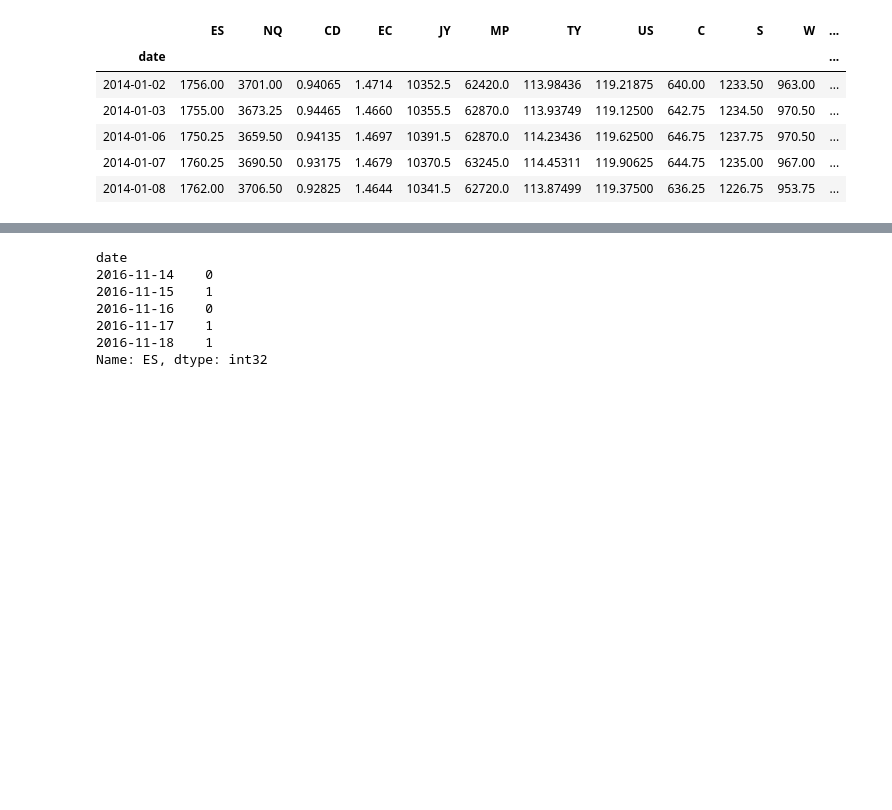
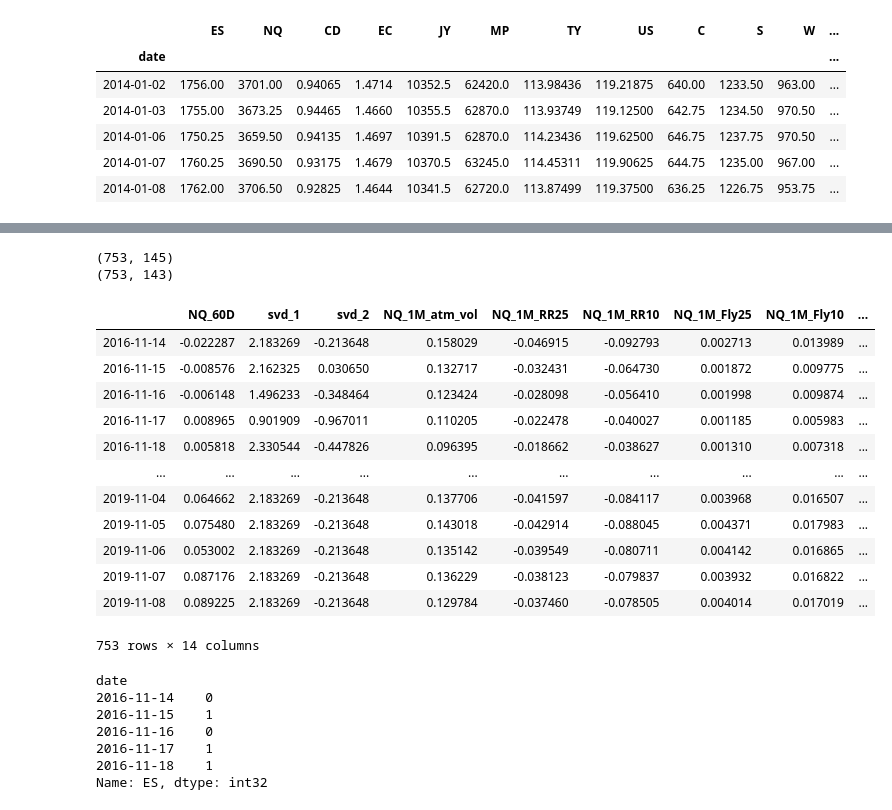
Before and after one commit to QuantCS109/TrumpTweets, a Jupyter notebook: trade_model.ipynb, the cells around one changed output, grey strips where cells are left out. Drawn from its saved outputs; the diff is of its cells as text; code cells hidden in the pictures; blank space fills up the shorter version.

```diff
--- a/trade_model.ipynb
+++ b/trade_model.ipynb
@@ -11,0 +17,4 @@ import matplotlib.pyplot as plt
+# %%
+svd_df_daily = svd_df_daily[['0','1']]
+svd_df_daily.columns = ['svd_1','svd_2']
+svd_df_daily.head()
@@ -83,6 +118,13 @@ futures_returns_60.head()
 | 2016-11-16 | -0.002737 | -0.006148 | -0.040678 | -0.057463 | -0.087314 | -0.112152 | -0.038360 | -0.110966 | -0.001597 | -0.022118 | -0.060841 | ... |
 | 2016-11-17 | 0.007148 | 0.008965 | -0.043173 | -0.058785 | -0.091834 | -0.116890 | -0.041625 | -0.119403 | 0.006878 | -0.011657 | -0.049393 | ... |
 | 2016-11-18 | 0.006250 | 0.005818 | -0.044325 | -0.062671 | -0.097524 | -0.139628 | -0.044703 | -0.120591 | 0.022584 | 0.015635 | -0.036903 | ... |
+# %%
+vol_svd = vol_pd.join(svd_df_daily)
+print(vol_svd.shape)
+print(vol_pd.shape)
+# %% [output]
+(753, 145)
+(753, 143)
 # %%
 X_dict = {}
 for inst in instrument_list:
@@ -90,6 +132,22 @@ for inst in instrument_list:
     not_na_index =  (~y_dict[inst].isna())
     X_dict[inst] = X_dict[inst][not_na_index].fillna(X_dict[inst].mean())
     y_dict[inst] = y_dict[inst][not_na_index].fillna(X_dict[inst].mean())
+# %%
+X_dict['NQ']
+# %% [output]
+|  | NQ_60D | svd_1 | svd_2 | NQ_1M_atm_vol | NQ_1M_RR25 | NQ_1M_RR10 | NQ_1M_Fly25 | NQ_1M_Fly10 | ... |
+| 2016-11-14 | -0.022287 | 2.183269 | -0.213648 | 0.158029 | -0.046915 | -0.092793 | 0.002713 | 0.013989 | ... |
+| 2016-11-15 | -0.008576 | 2.162325 | 0.030650 | 0.132717 | -0.032431 | -0.064730 | 0.001872 | 0.009775 | ... |
+| 2016-11-16 | -0.006148 | 1.496233 | -0.348464 | 0.123424 | -0.028098 | -0.056410 | 0.001998 | 0.009874 | ... |
+| 2016-11-17 | 0.008965 | 0.901909 | -0.967011 | 0.110205 | -0.022478 | -0.040027 | 0.001185 | 0.005983 | ... |
+| 2016-11-18 | 0.005818 | 2.330544 | -0.447826 | 0.096395 | -0.018662 | -0.038627 | 0.001310 | 0.007318 | ... |
+| ... | ... | ... | ... | ... | ... | ... | ... | ... | ... |
+| 2019-11-04 | 0.064662 | 2.183269 | -0.213648 | 0.137706 | -0.041597 | -0.084117 | 0.003968 | 0.016507 | ... |
+| 2019-11-05 | 0.075480 | 2.183269 | -0.213648 | 0.143018 | -0.042914 | -0.088045 | 0.004371 | 0.017983 | ... |
+| 2019-11-06 | 0.053002 | 2.183269 | -0.213648 | 0.135142 | -0.039549 | -0.080711 | 0.004142 | 0.016865 | ... |
+| 2019-11-07 | 0.087176 | 2.183269 | -0.213648 | 0.136229 | -0.038123 | -0.079837 | 0.003932 | 0.016822 | ... |
+| 2019-11-08 | 0.089225 | 2.183269 | -0.213648 | 0.129784 | -0.037460 | -0.078505 | 0.004014 | 0.017019 | ... |
+753 rows × 14 columns
 # %%
 #not_na_index =  ~y.isna()
 #X = X[not_na_index]
```
Also changed, not shown: parts of 13 cells of this notebook, 2 other files.
